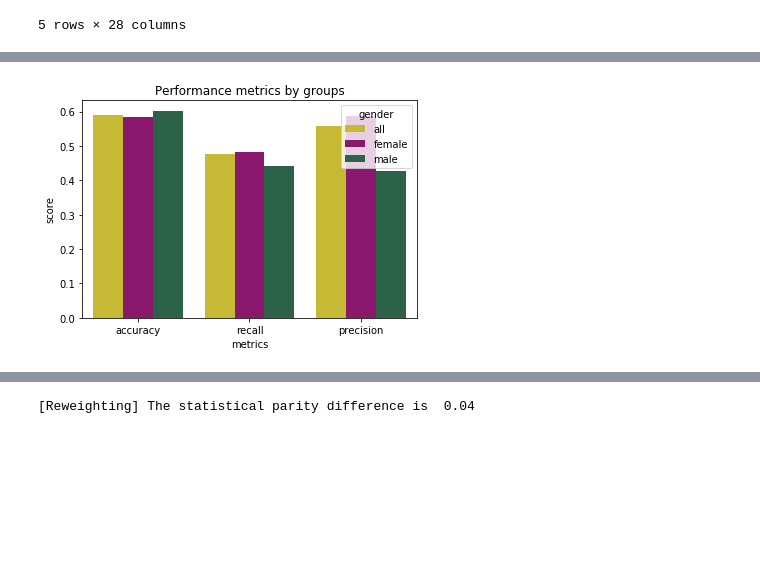
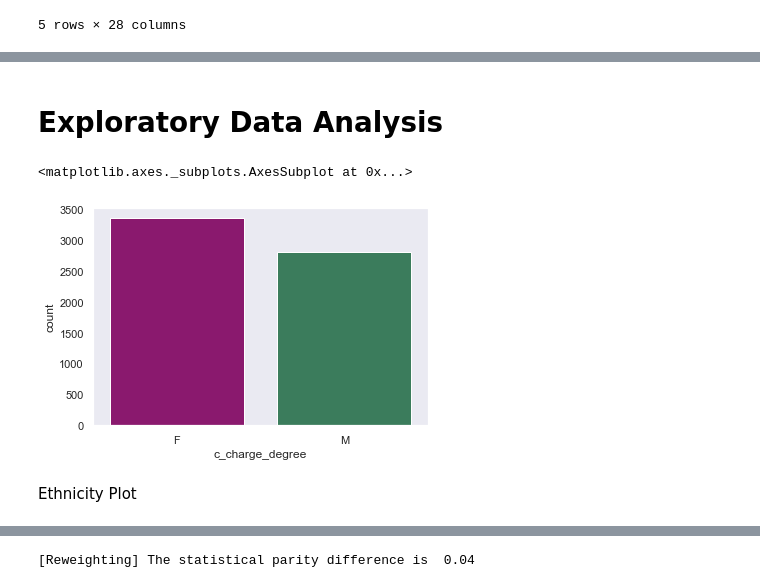
Before and after one commit to enesmith/womenatthetable, a Jupyter notebook: Acharya_Sprint1.ipynb, the cells around one changed output, grey strips where cells are left out. Drawn from its saved outputs; the diff is of its cells as text; code cells hidden in the pictures; blank space fills up the shorter version.

```diff
--- a/Acharya_Sprint1.ipynb
+++ b/Acharya_Sprint1.ipynb
@@ -382,5 +221,18 @@ make_confusion_matrix(cf_matrix_r, "[Race Reweighting]")
-# %%
-# gender metrics plot
-metrics_per_group(y_test, y_pred_REW)
-# %% [output]
-[figure, removed]
+# %% [markdown]
+# Exploratory Data Analysis
+# %%
+df_viz = X.copy()
+df_viz['sex'] = X['sex'].replace({1.0: 'Male', 0.0: 'Female'})
+df_viz['c_charge_degree'] = y.replace({1:'M', 0: 'F'})
+df_viz.index = df_viz.index.droplevel('sex')
+
+purple = '#9d0677'
+green = '#30875c'
+workshop_palette = [purple, green]
+# %%
+sns.countplot(x='c_charge_degree', data=df_viz, palette=workshop_palette)
+# %% [output]
+<matplotlib.axes._subplots.AxesSubplot at 0x...>
+[figure, added]
+# %% [markdown]
+Ethnicity Plot
```
Also changed, not shown: parts of 51 cells of this notebook.
